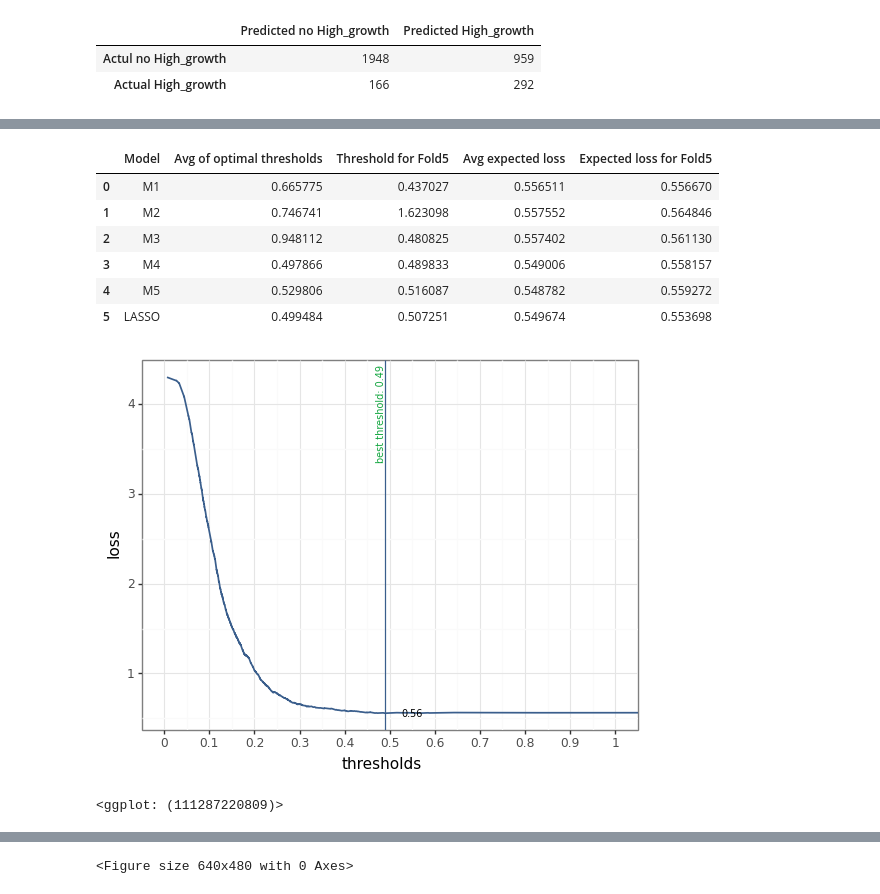
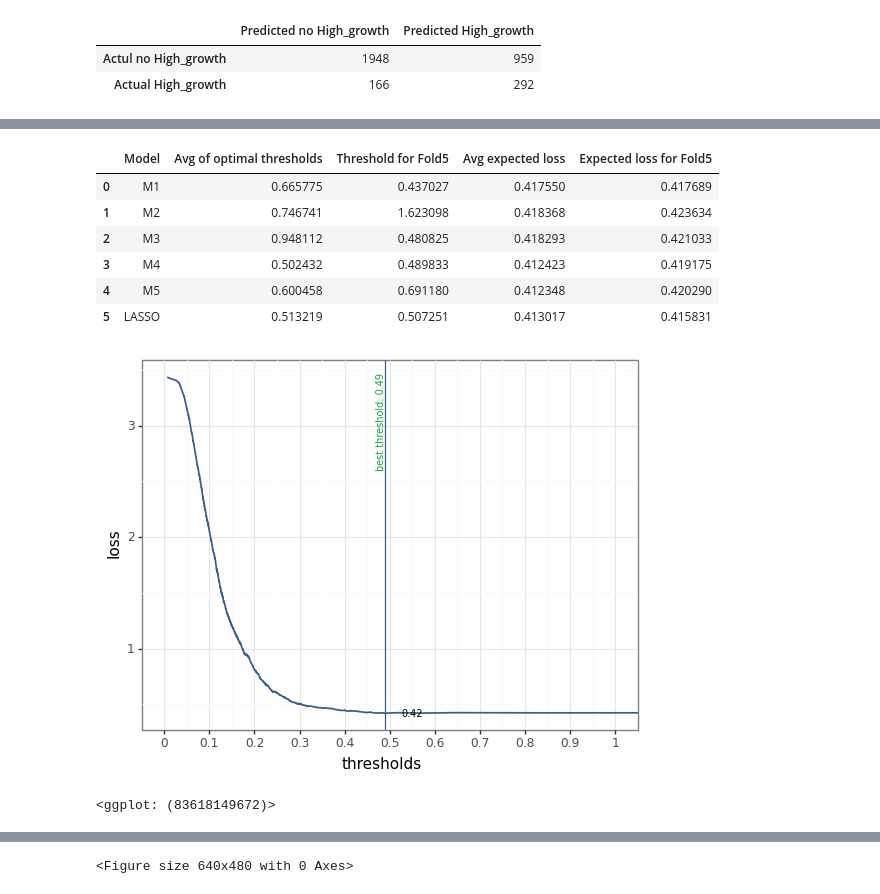
Before and after one commit to Dilnovoz/Data-Analysis-3, a Jupyter notebook: Assignment_3/Code/Prediction.ipynb, the cells around one changed output, grey strips where cells are left out. Cells and saved outputs as stored; diff of their text form; code cells hidden in the pictures.

```diff
--- a/Assignment_3/Code/Prediction.ipynb
+++ b/Assignment_3/Code/Prediction.ipynb
@@ -684,6 +646,6 @@ create_roc_plot(data_holdout["High_growth"], data_holdout["best_logit_pred_proba
 # %%
-FP = 5
-FN = 4
+FP = 4
+FN = 3
 cost = FN / FP
 # %%
 prevelance = y_train.sum() / len(y_train)
@@ -764,23 +726,26 @@ summary_with_lossfnc["Threshold for Fold5"] = fold5_threshold.values()
 summary_with_lossfnc["Avg expected loss"] = expected_loss_cv.values()
 summary_with_lossfnc["Expected loss for Fold5"] = fold5_expected_loss.values()
 # %%
+summary_with_lossfnc.to_csv(output +'\\table.csv', index=False)
 summary_with_lossfnc
 # %% [output]
 |  | Model | Avg of optimal thresholds | Threshold for Fold5 | Avg expected loss | Expected loss for Fold5 |
-| 0 | M1 | 0.665775 | 0.437027 | 0.556511 | 0.556670 |
-| 1 | M2 | 0.746741 | 1.623098 | 0.557552 | 0.564846 |
-| 2 | M3 | 0.948112 | 0.480825 | 0.557402 | 0.561130 |
-| 3 | M4 | 0.497866 | 0.489833 | 0.549006 | 0.558157 |
-| 4 | M5 | 0.529806 | 0.516087 | 0.548782 | 0.559272 |
-| 5 | LASSO | 0.499484 | 0.507251 | 0.549674 | 0.553698 |
+| 0 | M1 | 0.665775 | 0.437027 | 0.417550 | 0.417689 |
+| 1 | M2 | 0.746741 | 1.623098 | 0.418368 | 0.423634 |
+| 2 | M3 | 0.948112 | 0.480825 | 0.418293 | 0.421033 |
+| 3 | M4 | 0.502432 | 0.489833 | 0.412423 | 0.419175 |
+| 4 | M5 | 0.600458 | 0.691180 | 0.412348 | 0.420290 |
+| 5 | LASSO | 0.513219 | 0.507251 | 0.413017 | 0.415831 |
 # %%
 model_to_plot = "M4"  # select model to plot
-create_loss_plot(
+loss= create_loss_plot(
     fold5_all_coords[model_to_plot],
     fold5_threshold[model_to_plot],
     fold5_expected_loss[model_to_plot],
 )
+ggsave(loss, filename=output +'\\loss.png', dpi=1000)
+loss
 # %% [output]
-[figure, old version]
+[figure, new version]
-<ggplot: (111287220809)>
+<ggplot: (83618149672)>
 # %%
```
Also changed, not shown: parts of 20 cells of this notebook.
